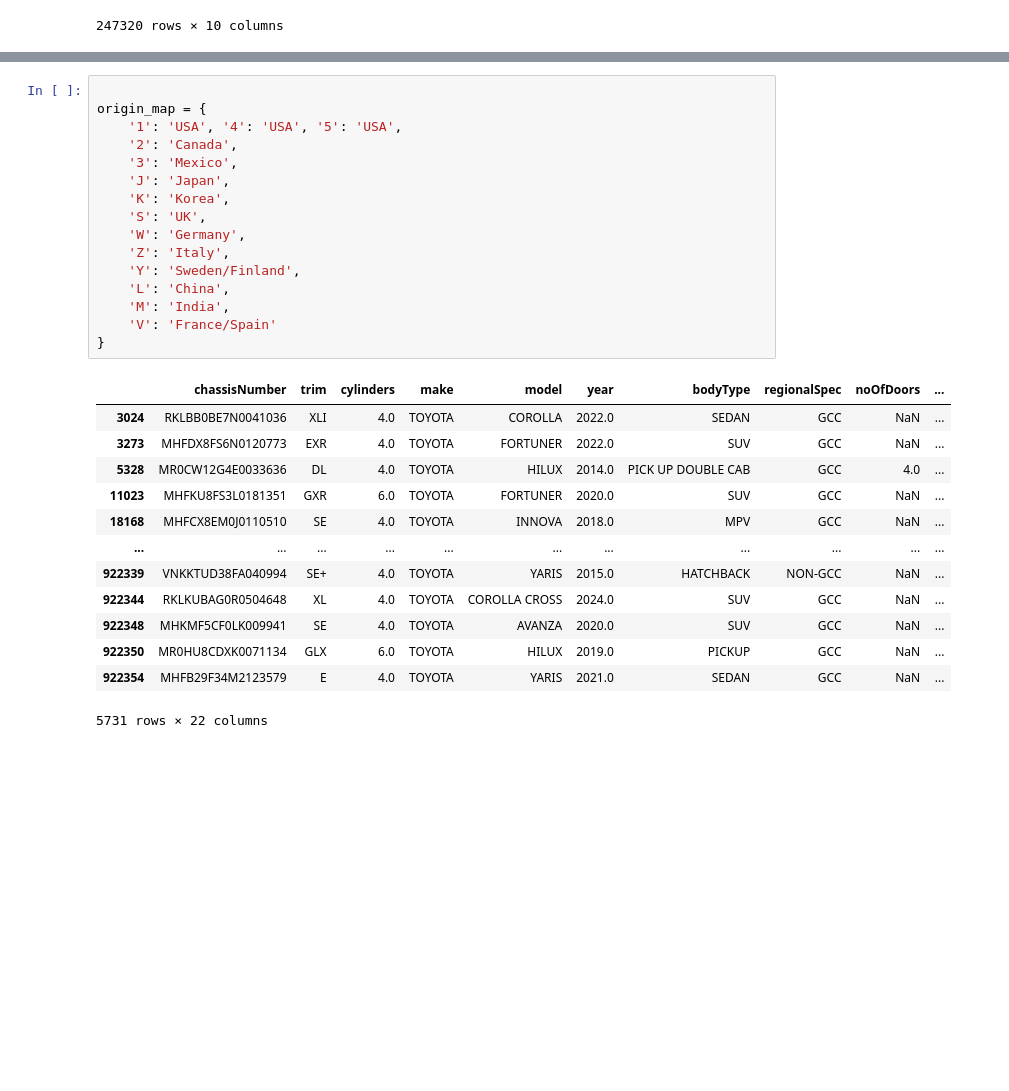
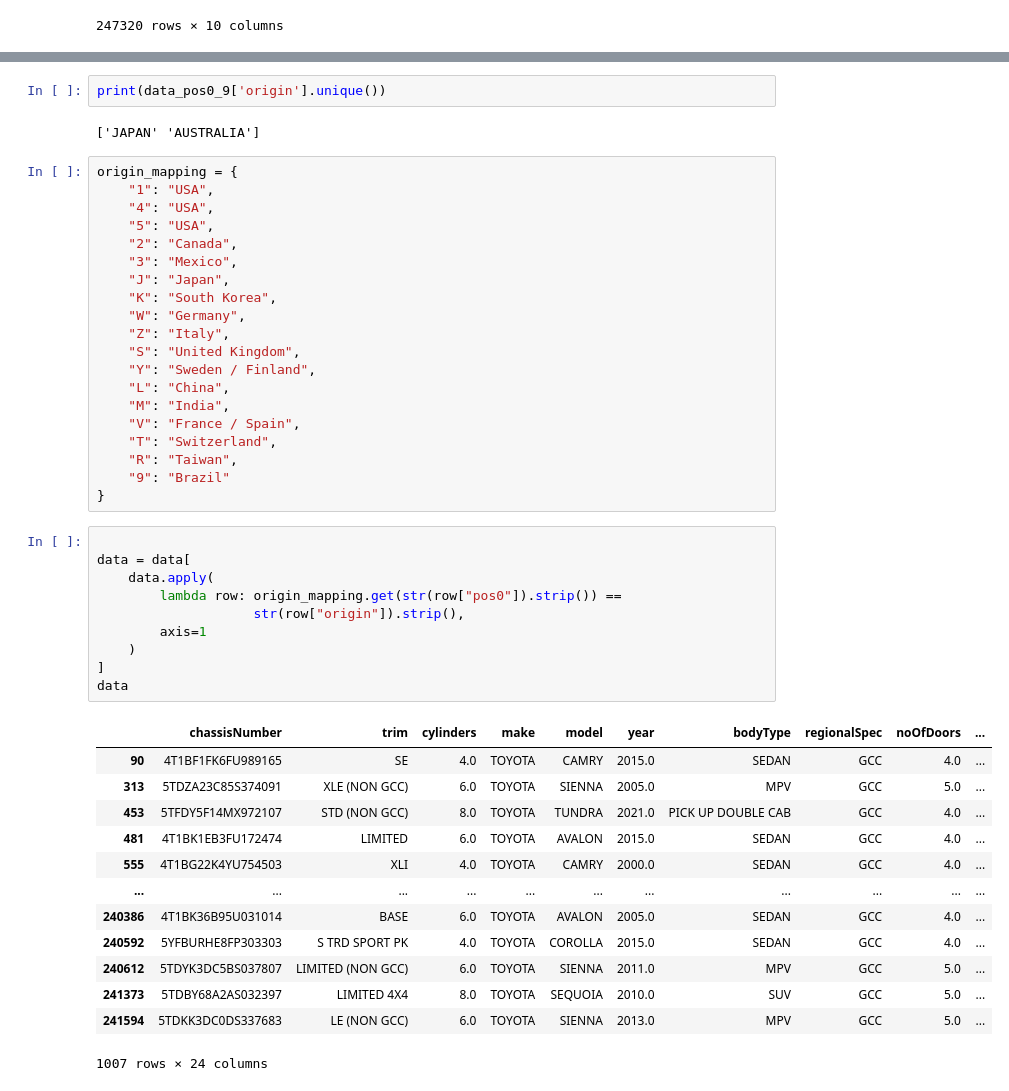
Before and after one commit to ManavKatrodiyaOpash/vin-sphere-python, a Jupyter notebook: Car_wise_analysis/toyota.ipynb, the cells around one changed output, grey strips where cells are left out. Drawn from its saved outputs; the diff is of its cells as text; blank space fills up the shorter version.

Commit message:
feat: add Toyota dataset analysis notebook with VIN decoding and validation logic

```diff
--- a/Car_wise_analysis/toyota.ipynb
+++ b/Car_wise_analysis/toyota.ipynb
@@ -227,30 +676,48 @@ data[['make', 'pos0', 'origin']]
+# %%
+print(data_pos0_9['origin'].unique())
+# %% [output]
+['JAPAN' 'AUSTRALIA']
+# %%
+origin_mapping = {
+    "1": "USA",
+    "4": "USA",
+    "5": "USA",
+    "2": "Canada",
+    "3": "Mexico",
+    "J": "Japan",
+    "K": "South Korea",
+    "W": "Germany",
+    "Z": "Italy",
+    "S": "United Kingdom",
+    "Y": "Sweden / Finland",
+    "L": "China",
+    "M": "India",
+    "V": "France / Spain",
+    "T": "Switzerland",
+    "R": "Taiwan",
+    "9": "Brazil"
+}
 # %%
 
-origin_map = {
-    '1': 'USA', '4': 'USA', '5': 'USA',
-    '2': 'Canada',
-    '3': 'Mexico',
-    'J': 'Japan',
-    'K': 'Korea',
-    'S': 'UK',
-    'W': 'Germany',
-    'Z': 'Italy',
-    'Y': 'Sweden/Finland',
-    'L': 'China',
-    'M': 'India',
-    'V': 'France/Spain'
-}
+data = data[
+    data.apply(
+        lambda row: origin_mapping.get(str(row["pos0"]).strip()) ==
+                    str(row["origin"]).strip(),
+        axis=1
+    )
+]
+data
 # %% [output]
 |  | chassisNumber | trim | cylinders | make | model | year | bodyType | regionalSpec | noOfDoors | ... |
-| 3024 | RKLBB0BE7N0041036 | XLI | 4.0 | TOYOTA | COROLLA | 2022.0 | SEDAN | GCC | NaN | ... |
-| 3273 | MHFDX8FS6N0120773 | EXR | 4.0 | TOYOTA | FORTUNER | 2022.0 | SUV | GCC | NaN | ... |
-| 5328 | MR0CW12G4E0033636 | DL | 4.0 | TOYOTA | HILUX | 2014.0 | PICK UP DOUBLE CAB | GCC | 4.0 | ... |
-| 11023 | MHFKU8FS3L0181351 | GXR | 6.0 | TOYOTA | FORTUNER | 2020.0 | SUV | GCC | NaN | ... |
-| 18168 | MHFCX8EM0J0110510 | SE | 4.0 | TOYOTA | INNOVA | 2018.0 | MPV | GCC | NaN | ... |
+| 90 | 4T1BF1FK6FU989165 | SE | 4.0 | TOYOTA | CAMRY | 2015.0 | SEDAN | GCC | 4.0 | ... |
+| 313 | 5TDZA23C85S374091 | XLE (NON GCC) | 6.0 | TOYOTA | SIENNA | 2005.0 | MPV | GCC | 5.0 | ... |
+| 453 | 5TFDY5F14MX972107 | STD (NON GCC) | 8.0 | TOYOTA | TUNDRA | 2021.0 | PICK UP DOUBLE CAB | GCC | 4.0 | ... |
+| 481 | 4T1BK1EB3FU172474 | LIMITED | 6.0 | TOYOTA | AVALON | 2015.0 | SEDAN | GCC | 4.0 | ... |
+| 555 | 4T1BG22K4YU754503 | XLI | 4.0 | TOYOTA | CAMRY | 2000.0 | SEDAN | GCC | 4.0 | ... |
 | ... | ... | ... | ... | ... | ... | ... | ... | ... | ... | ... |
-| 922339 | VNKKTUD38FA040994 | SE+ | 4.0 | TOYOTA | YARIS | 2015.0 | HATCHBACK | NON-GCC | NaN | ... |
-| 922344 | RKLKUBAG0R0504648 | XL | 4.0 | TOYOTA | COROLLA CROSS | 2024.0 | SUV | GCC | NaN | ... |
-| 922348 | MHKMF5CF0LK009941 | SE | 4.0 | TOYOTA | AVANZA | 2020.0 | SUV | GCC | NaN | ... |
-| 922350 | MR0HU8CDXK0071134 | GLX | 6.0 | TOYOTA | HILUX | 2019.0 | PICKUP | GCC | NaN | ... |
-| 922354 | MHFB29F34M2123579 | E | 4.0 | TOYOTA | YARIS | 2021.0 | SEDAN | GCC | NaN | ... |
+| 240386 | 4T1BK36B95U031014 | BASE | 6.0 | TOYOTA | AVALON | 2005.0 | SEDAN | GCC | 4.0 | ... |
+| 240592 | 5YFBURHE8FP303303 | S TRD SPORT PK | 4.0 | TOYOTA | COROLLA | 2015.0 | SEDAN | GCC | 4.0 | ... |
+| 240612 | 5TDYK3DC5BS037807 | LIMITED (NON GCC) | 6.0 | TOYOTA | SIENNA | 2011.0 | MPV | GCC | 5.0 | ... |
+| 241373 | 5TDBY68A2AS032397 | LIMITED 4X4 | 8.0 | TOYOTA | SEQUOIA | 2010.0 | SUV | GCC | 5.0 | ... |
+| 241594 | 5TDKK3DC0DS337683 | LE (NON GCC) | 6.0 | TOYOTA | SIENNA | 2013.0 | MPV | GCC | 5.0 | ... |
-5731 rows × 22 columns
+1007 rows × 24 columns
```
Also changed, not shown: parts of 53 cells of this notebook.
